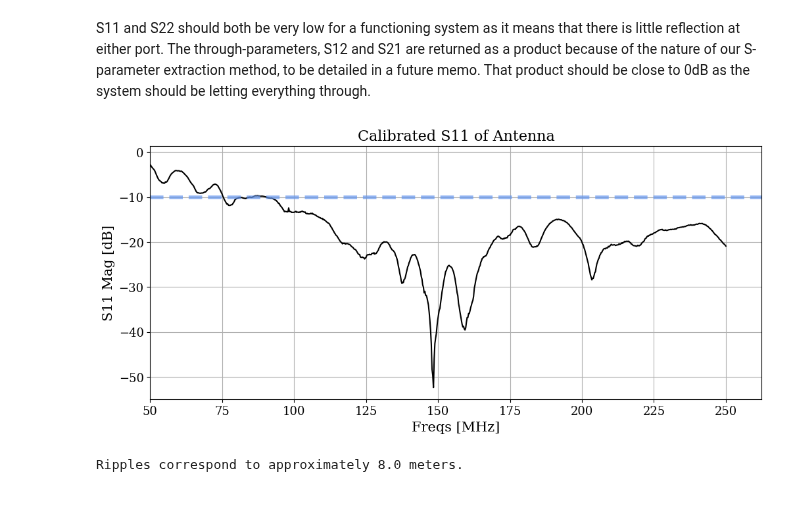
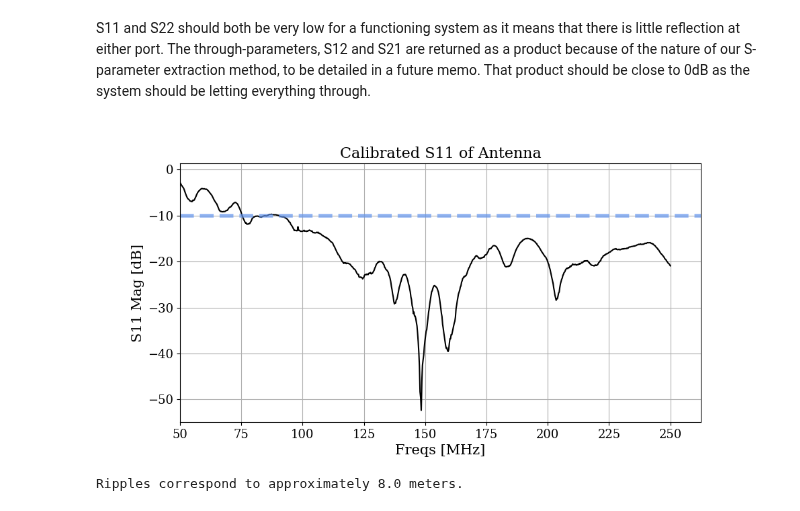
Before and after one commit to EIGSEP/EIGSEP.github.io, a Jupyter notebook: notebooks/antenna_s11_memo_materials/antenna_s11_memo.ipynb, the cells around one changed output. Drawn from its saved outputs; the diff is of its cells as text; code cells hidden in the pictures.

```diff
--- a/notebooks/antenna_s11_memo_materials/antenna_s11_memo.ipynb
+++ b/notebooks/antenna_s11_memo_materials/antenna_s11_memo.ipynb
@@ -81,17 +82,17 @@ S11 and S22 should both be very low for a functioning system as it means that th
 #Calibrating the antenna measurement
 gamma_cal = cal.calibrate(np.array([gamma]), sparams_dict)
 # %%
-plt.figure(figsize=(12,5))
+plt.figure(figsize=(10,5))
 plt.plot(freqs/1e6, 20*np.log10(np.abs(gamma_cal[0])), color='black')
 plt.grid()
 plt.title('Calibrated S11 of Antenna')
 plt.xlabel('Freqs [MHz]')
 plt.ylabel('S11 Mag [dB]')
 plt.xlim(50)
 plt.axhline(-10, linestyle='--', color='cornflowerblue', linewidth=4, alpha = 0.7)
 plt.show()
 # %% [output]
-[figure, old version]
+[figure, new version]
 # %%
 #calculating the distance that corresponds to the frequency ripples
 t = 1/12.5e6 #s
```
Also changed, not shown: parts of 3 cells of this notebook.
